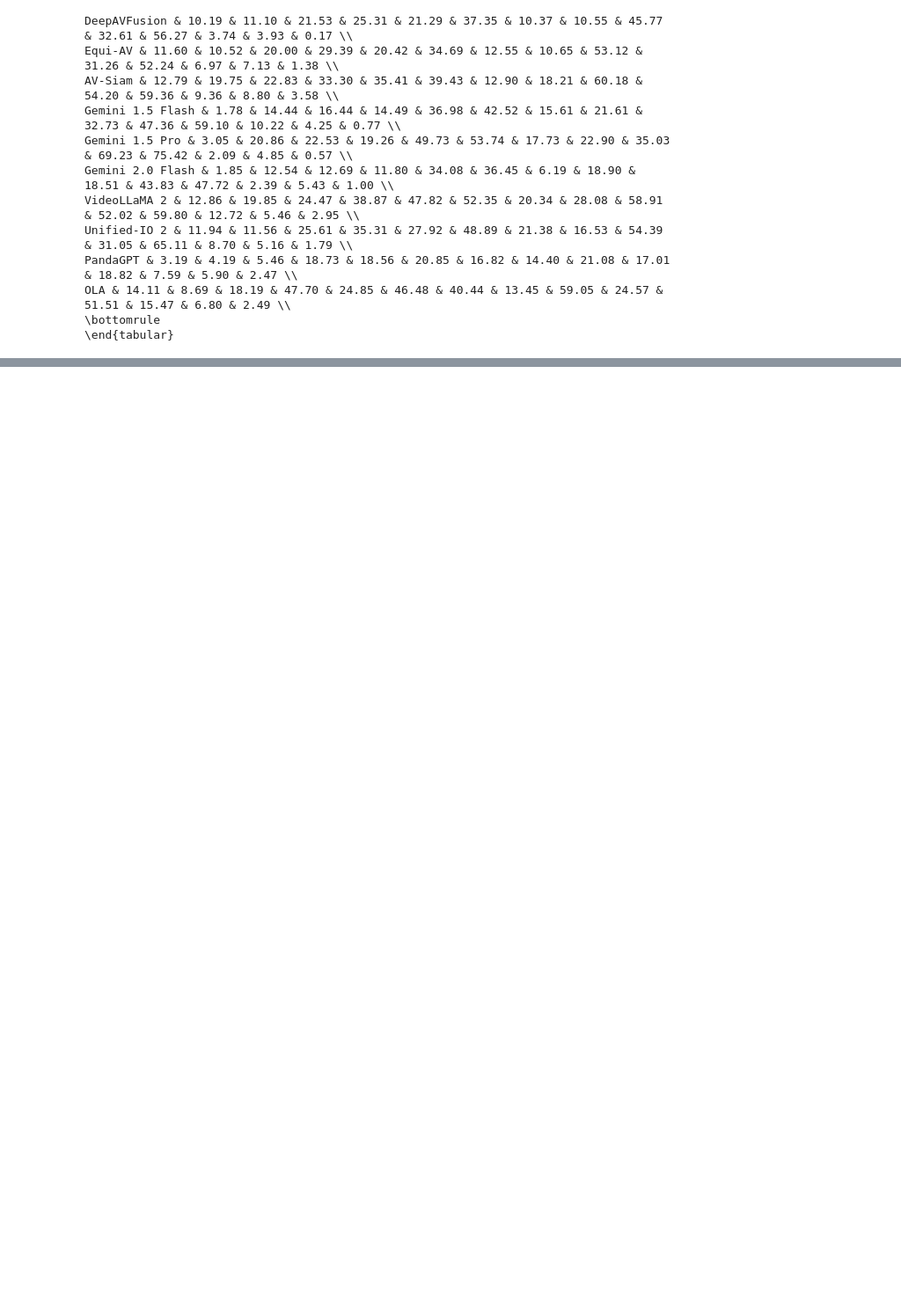
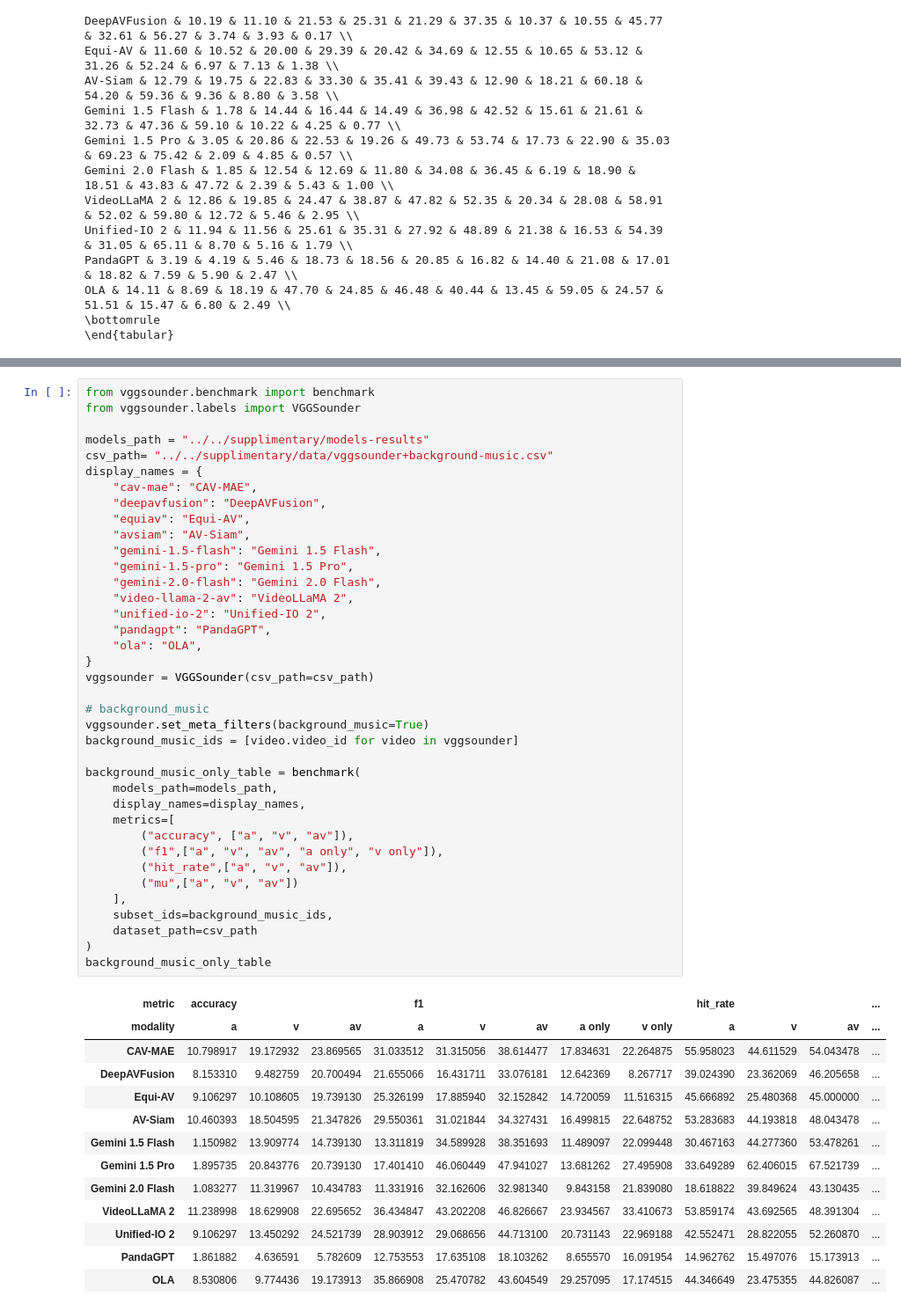
Before and after one commit to Bizilizi/VGGSounder, a Jupyter notebook: experiments/visualisations/metrics.ipynb, the cells around one changed output, grey strips where cells are left out. Shown at 88% size. Drawn from its saved outputs; the diff is of its cells as text; blank space fills up the shorter version.

```diff
--- a/experiments/visualisations/metrics.ipynb
+++ b/experiments/visualisations/metrics.ipynb
@@ -46,0 +408,52 @@ OLA & 14.11 & 8.69 & 18.19 & 47.70 & 24.85 & 46.48 & 40.44 & 13.45 & 59.05 & 24.
+# %%
+from vggsounder.benchmark import benchmark
+from vggsounder.labels import VGGSounder
+
+models_path = "../../supplimentary/models-results"
+csv_path= "../../supplimentary/data/vggsounder+background-music.csv"
+display_names = {
+    "cav-mae": "CAV-MAE",
+    "deepavfusion": "DeepAVFusion",
+    "equiav": "Equi-AV",
+    "avsiam": "AV-Siam",
+    "gemini-1.5-flash": "Gemini 1.5 Flash",
+    "gemini-1.5-pro": "Gemini 1.5 Pro",
+    "gemini-2.0-flash": "Gemini 2.0 Flash",
+    "video-llama-2-av": "VideoLLaMA 2",
+    "unified-io-2": "Unified-IO 2",
+    "pandagpt": "PandaGPT",
+    "ola": "OLA",
+}
+vggsounder = VGGSounder(csv_path=csv_path)
+
+# background_music
+vggsounder.set_meta_filters(background_music=True)
+background_music_ids = [video.video_id for video in vggsounder]
+
+background_music_only_table = benchmark(
+    models_path=models_path,
+    display_names=display_names,
+    metrics=[
+        ("accuracy", ["a", "v", "av"]),
+        ("f1",["a", "v", "av", "a only", "v only"]),
+        ("hit_rate",["a", "v", "av"]),
+        ("mu",["a", "v", "av"])
+    ],
+    subset_ids=background_music_ids,
+    dataset_path=csv_path
+)
+background_music_only_table
+# %% [output]
+| metric | accuracy |  |  | f1 |  |  |  |  | hit_rate |  |  | ... |
+| modality | a | v | av | a | v | av | a only | v only | a | v | av | ... |
+| CAV-MAE | 10.798917 | 19.172932 | 23.869565 | 31.033512 | 31.315056 | 38.614477 | 17.834631 | 22.264875 | 55.958023 | 44.611529 | 54.043478 | ... |
+| DeepAVFusion | 8.153310 | 9.482759 | 20.700494 | 21.655066 | 16.431711 | 33.076181 | 12.642369 | 8.267717 | 39.024390 | 23.362069 | 46.205658 | ... |
+| Equi-AV | 9.106297 | 10.108605 | 19.739130 | 25.326199 | 17.885940 | 32.152842 | 14.720059 | 11.516315 | 45.666892 | 25.480368 | 45.000000 | ... |
+| AV-Siam | 10.460393 | 18.504595 | 21.347826 | 29.550361 | 31.021844 | 34.327431 | 16.499815 | 22.648752 | 53.283683 | 44.193818 | 48.043478 | ... |
+| Gemini 1.5 Flash | 1.150982 | 13.909774 | 14.739130 | 13.311819 | 34.589928 | 38.351693 | 11.489097 | 22.099448 | 30.467163 | 44.277360 | 53.478261 | ... |
+| Gemini 1.5 Pro | 1.895735 | 20.843776 | 20.739130 | 17.401410 | 46.060449 | 47.941027 | 13.681262 | 27.495908 | 33.649289 | 62.406015 | 67.521739 | ... |
+| Gemini 2.0 Flash | 1.083277 | 11.319967 | 10.434783 | 11.331916 | 32.162606 | 32.981340 | 9.843158 | 21.839080 | 18.618822 | 39.849624 | 43.130435 | ... |
+| VideoLLaMA 2 | 11.238998 | 18.629908 | 22.695652 | 36.434847 | 43.202208 | 46.826667 | 23.934567 | 33.410673 | 53.859174 | 43.692565 | 48.391304 | ... |
+| Unified-IO 2 | 9.106297 | 13.450292 | 24.521739 | 28.903912 | 29.068656 | 44.713100 | 20.731143 | 22.969188 | 42.552471 | 28.822055 | 52.260870 | ... |
+| PandaGPT | 1.861882 | 4.636591 | 5.782609 | 12.753553 | 17.635108 | 18.103262 | 8.655570 | 16.091954 | 14.962762 | 15.497076 | 15.173913 | ... |
+| OLA | 8.530806 | 9.774436 | 19.173913 | 35.866908 | 25.470782 | 43.604549 | 29.257095 | 17.174515 | 44.346649 | 23.475355 | 44.826087 | ... |
```
Also changed, not shown: parts of 33 cells of this notebook, 6 other files.
